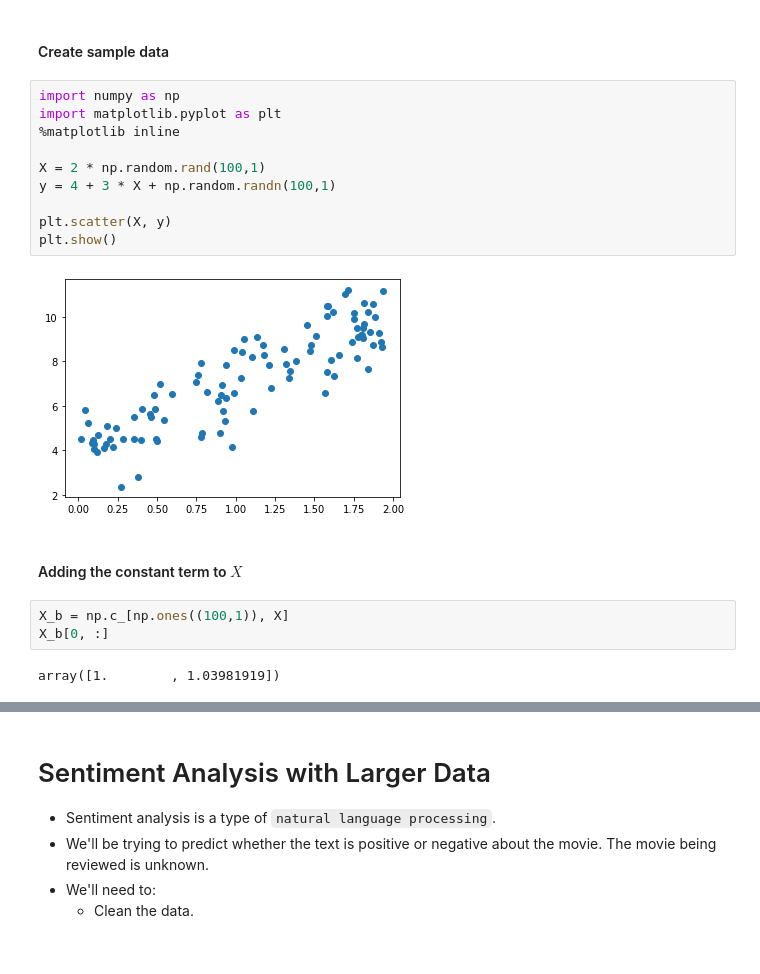
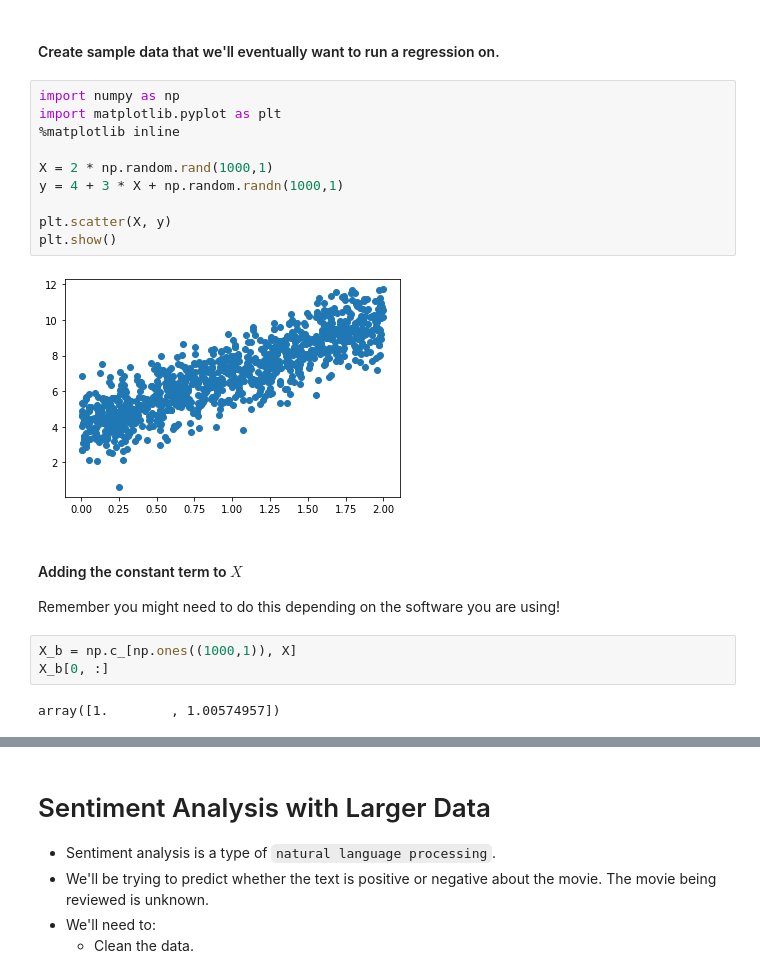
Before and after one commit to appliedecon/data602-lectures, a Jupyter notebook: online-learning/online-learning-and-sgd.ipynb, the cells around one changed output, grey strips where cells are left out. Drawn from its saved outputs; the diff is of its cells as text.

```diff
--- a/online-learning/online-learning-and-sgd.ipynb
+++ b/online-learning/online-learning-and-sgd.ipynb
@@ -32,24 +35,25 @@ $$
 
 ### Simple example of `SGD`
 `Hands-on Machine Learning with Scikit-Learn, Keras & TensorFlow, page 125.`
-# %% [markdown]
-#### Create sample data
+# %% [markdown]
+#### Create sample data that we'll eventually want to run a regression on.
 # %%
 import numpy as np
 import matplotlib.pyplot as plt
 %matplotlib inline
 
-X = 2 * np.random.rand(100,1)
-y = 4 + 3 * X + np.random.randn(100,1)
+X = 2 * np.random.rand(1000,1)
+y = 4 + 3 * X + np.random.randn(1000,1)
 
 plt.scatter(X, y)
 plt.show()
 # %% [output]
-[figure, old version]
+[figure, new version]
 # %% [markdown]
 #### Adding the constant term to $X$
+Remember you might need to do this depending on the software you are using!
 # %%
-X_b = np.c_[np.ones((100,1)), X]
+X_b = np.c_[np.ones((1000,1)), X]
 X_b[0, :]
 # %% [output]
-array([1.        , 1.03981919])
+array([1.        , 1.00574957])
```
Also changed, not shown: parts of 17 cells of this notebook.
